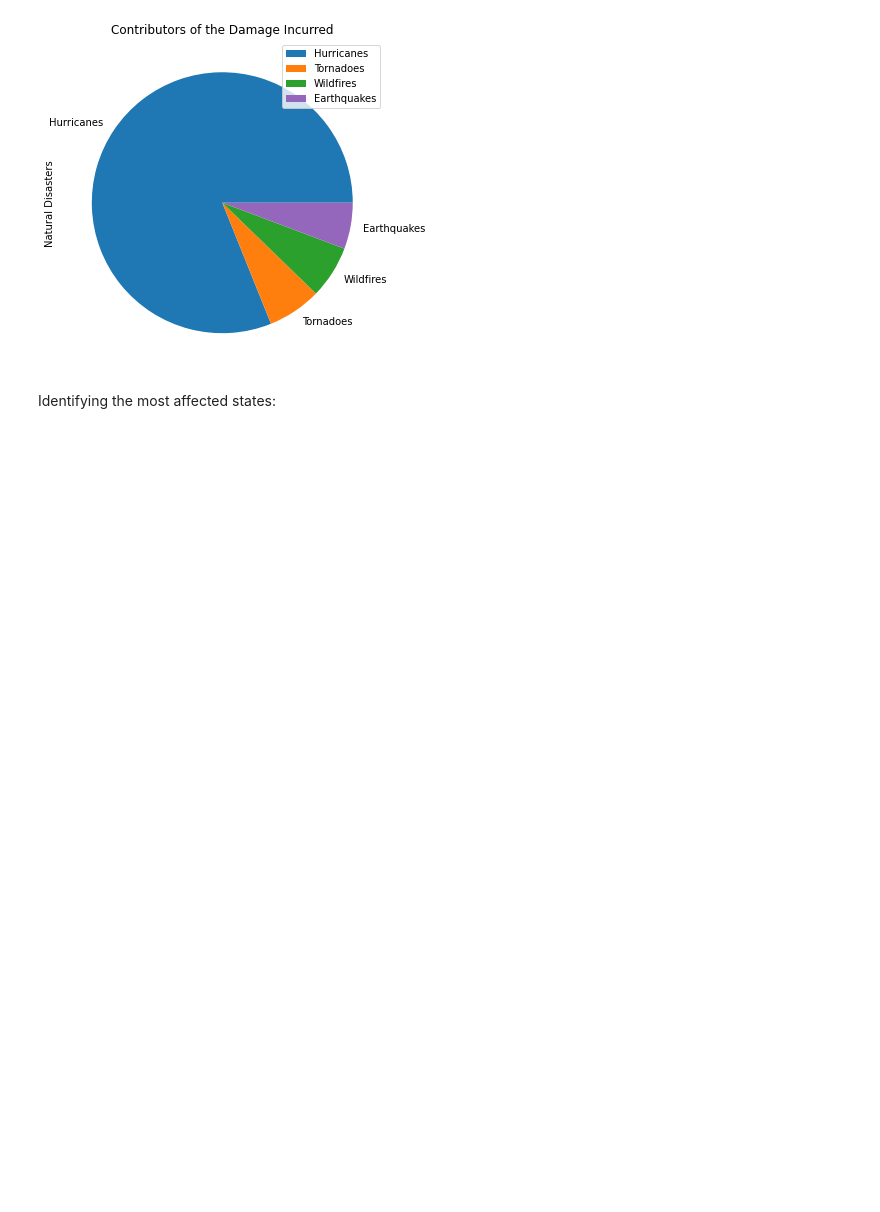
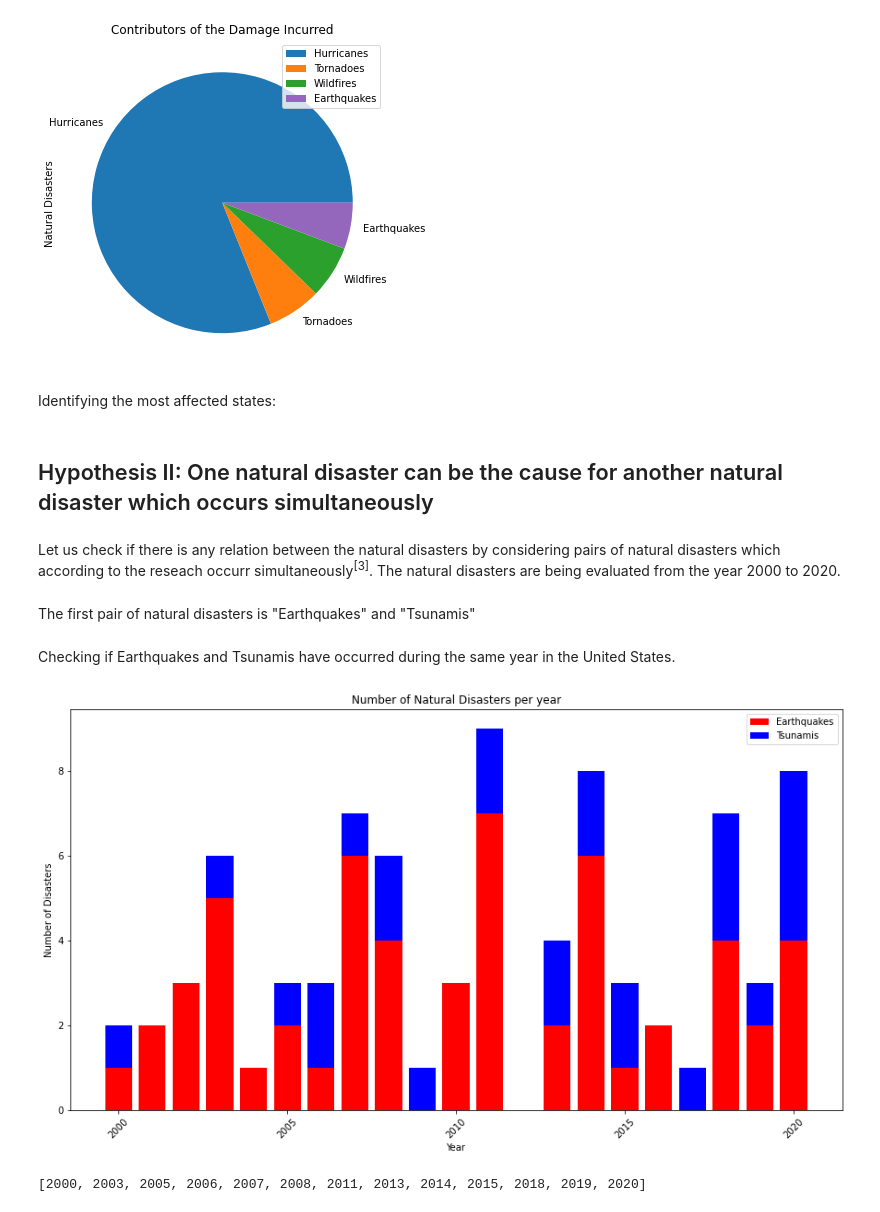
Before and after one commit to resh-chh/2021Fall_finals, a Jupyter notebook: Natural_Disasters_and_its_Economic_Impacts_in_the_US.ipynb, the cells around one changed output. Cells and saved outputs as stored; diff of their text form; code cells hidden in the pictures; blank space fills up the shorter version.

Commit message:
Displaying the graphs and analysis in ipynb file for hypothesis 2 and making some edits in py file to correct the display errors.

```diff
--- a/Natural_Disasters_and_its_Economic_Impacts_in_the_US.ipynb
+++ b/Natural_Disasters_and_its_Economic_Impacts_in_the_US.ipynb
@@ -161,3 +161,24 @@ plt.show()
 Identifying the most affected states:
 # %%
 #####Rashmi######
+# %% [markdown]
+## Hypothesis II: One natural disaster can be the cause for another natural disaster which occurs simultaneously
+# %% [markdown]
+Let us check if there is any relation between the natural disasters by considering pairs of natural disasters which according to the reseach occurr simultaneously<sup>[3]</sup>. The natural disasters are being evaluated from the year 2000 to 2020.
+# %% [markdown]
+The first pair of natural disasters is "Earthquakes" and "Tsunamis"
+# %% [markdown]
+Checking if Earthquakes and Tsunamis have occurred during the same year in the United States.
+# %%
+# plot the graph to show the occurrence of earthquakes and tsunamis each year from 2000-2021
+yearly_event_count_summary.reset_index(inplace=True)
+plot_yearwise_stacked_bar_graph(yearly_event_count_summary, 'Earthquakes', 'Tsunamis')
+# %% [output]
+[figure, added]
+# %%
+# find the list of years in which earthquakes and tsunamis occurred at the same time
+event_list = ['Earthquakes', 'Tsunamis']
+disaster_years = find_combined_disaster_year(event_list, yearly_event_count_summary)
+print(disaster_years)
+# %% [output]
+[2000, 2003, 2005, 2006, 2007, 2008, 2011, 2013, 2014, 2015, 2018, 2019, 2020]
```
Also changed, not shown: parts of 5 cells of this notebook, 1 other file.
